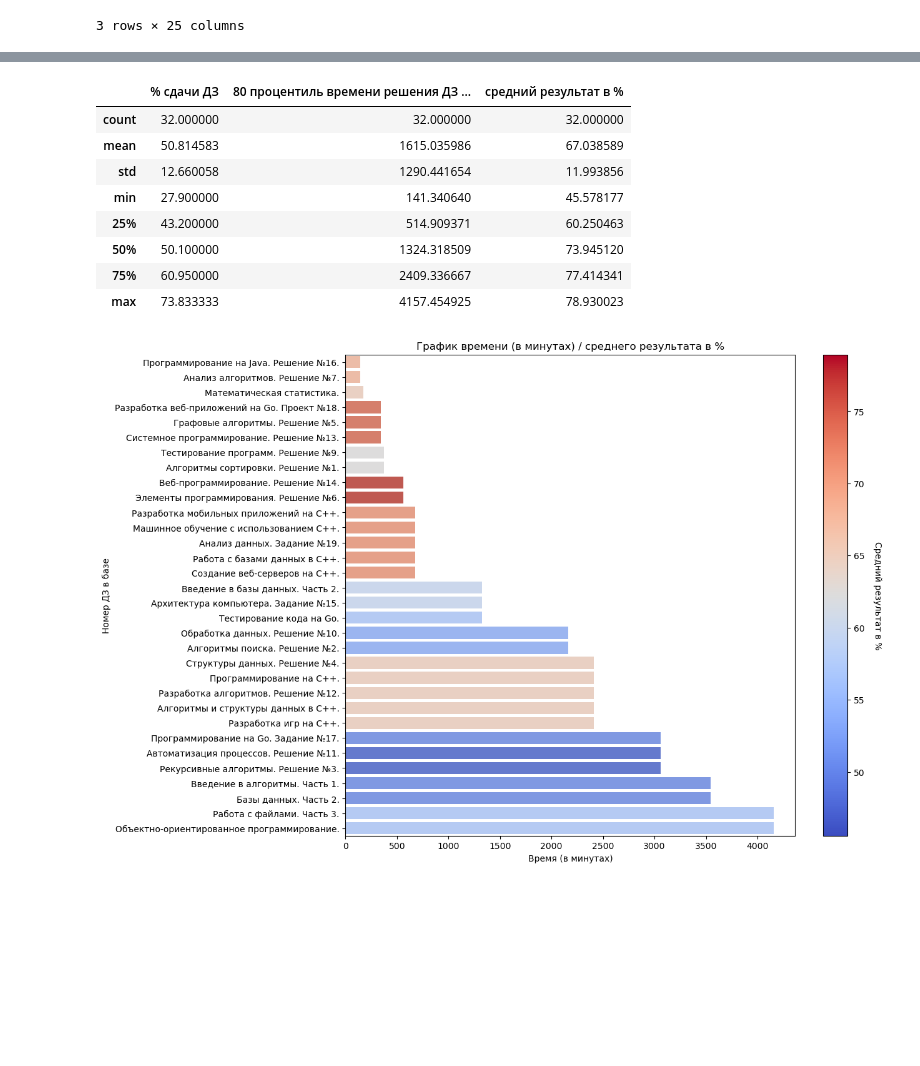
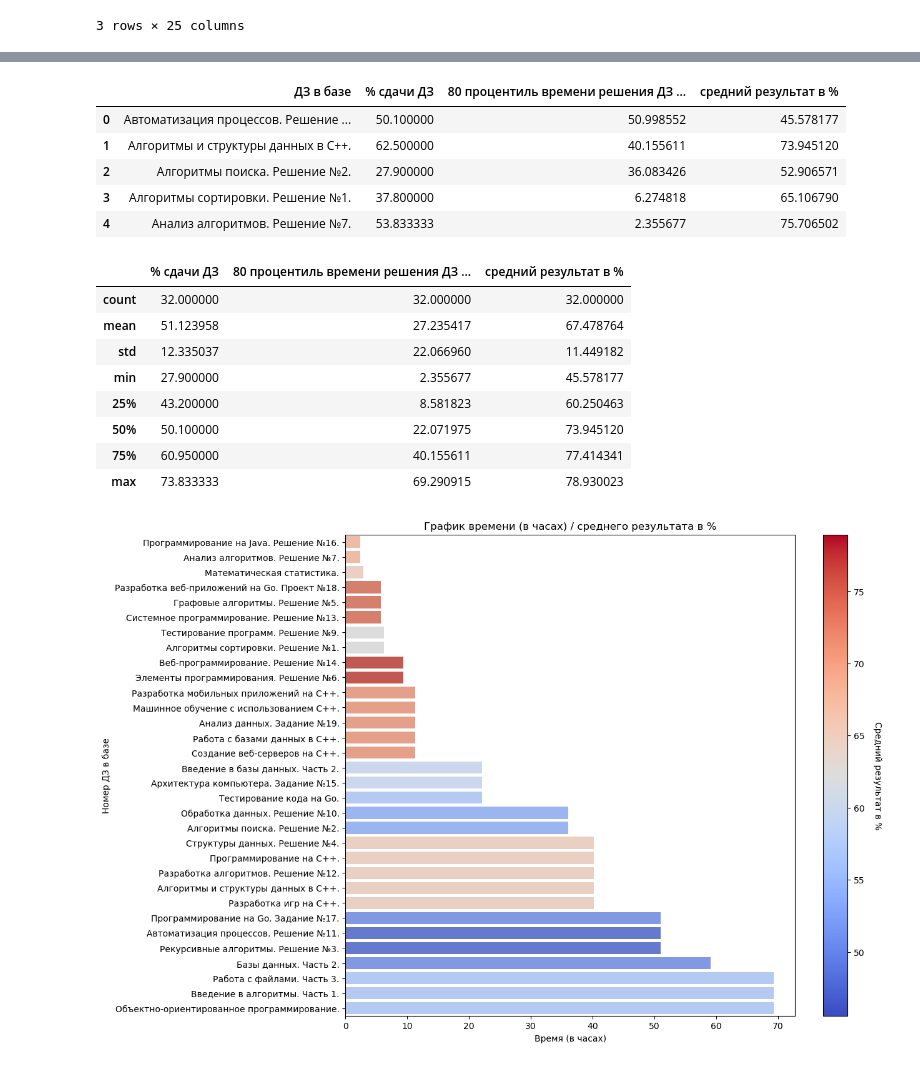
Before and after one commit to serioio321/homework_analysis, a Jupyter notebook: homework_analysis.ipynb, the cells around one changed output, grey strips where cells are left out. Drawn from its saved outputs; the diff is of its cells as text; code cells hidden in the pictures; blank space fills up the shorter version.

```diff
--- a/homework_analysis.ipynb
+++ b/homework_analysis.ipynb
@@ -120,19 +63,44 @@ groupby_traсk.head(5)
-# %%
-groupby_traсk.describe()
-# %% [output]
-|  | % сдачи ДЗ | 80 процентиль времени решения ДЗ ... | средний результат в % |
-| count | 32.000000 | 32.000000 | 32.000000 |
-| mean | 50.814583 | 1615.035986 | 67.038589 |
-| std | 12.660058 | 1290.441654 | 11.993856 |
-| min | 27.900000 | 141.340640 | 45.578177 |
-| 25% | 43.200000 | 514.909371 | 60.250463 |
-| 50% | 50.100000 | 1324.318509 | 73.945120 |
-| 75% | 60.950000 | 2409.336667 | 77.414341 |
-| max | 73.833333 | 4157.454925 | 78.930023 |
+# %%
+# в датасет беру только нужные метрики, также использую 80 процентиль времени решения ДЗ,
+# чтобы избавится от сильных выбросов
+filtered_data = data.copy()[['ДЗ в базе', 'сдали ДЗ', '80 процентиль времени решения ДЗ в часах', '% сдачи ДЗ', 'средний результат в %']]
+
+# для группировки по 3 уровням сложности ДЗ эти уровни убираются из названий, чтобы они стали идентичными
+filtered_data['ДЗ в базе'] = filtered_data['ДЗ в базе'].str.replace(r'\s*(?:Легкое|Среднее|Тяжелое)\s*', '', regex=True)
+
+# чтобы более правильно взять статистику будут использоваться взвешенные средние
+weighted_avg = lambda x: np.average(x, weights=filtered_data.loc[x.index, '% сдачи ДЗ'])
+
+groupby_traсk = filtered_data.groupby('ДЗ в базе').agg({
+    '% сдачи ДЗ': 'mean',
+    '80 процентиль времени решения ДЗ в часах': weighted_avg,
+    'средний результат в %': weighted_avg
+}).reset_index()
+
+groupby_traсk.head(5)
+# %% [output]
+|  | ДЗ в базе | % сдачи ДЗ | 80 процентиль времени решения ДЗ ... | средний результат в % |
+| 0 | Автоматизация процессов. Решение ... | 50.100000 | 50.998552 | 45.578177 |
+| 1 | Алгоритмы и структуры данных в C++. | 62.500000 | 40.155611 | 73.945120 |
+| 2 | Алгоритмы поиска. Решение №2. | 27.900000 | 36.083426 | 52.906571 |
+| 3 | Алгоритмы сортировки. Решение №1. | 37.800000 | 6.274818 | 65.106790 |
+| 4 | Анализ алгоритмов. Решение №7. | 53.833333 | 2.355677 | 75.706502 |
+# %%
+groupby_traсk.describe()
+# %% [output]
+|  | % сдачи ДЗ | 80 процентиль времени решения ДЗ ... | средний результат в % |
+| count | 32.000000 | 32.000000 | 32.000000 |
+| mean | 51.123958 | 27.235417 | 67.478764 |
+| std | 12.335037 | 22.066960 | 11.449182 |
+| min | 27.900000 | 2.355677 | 45.578177 |
+| 25% | 43.200000 | 8.581823 | 60.250463 |
+| 50% | 50.100000 | 22.071975 | 73.945120 |
+| 75% | 60.950000 | 40.155611 | 77.414341 |
+| max | 73.833333 | 69.290915 | 78.930023 |
 # %%
 groupby_traсk_copy = groupby_traсk.copy()
 # сортировка по времени, чтобы график выглядел приятно
-groupby_traсk_copy = groupby_traсk_copy.sort_values(by='80 процентиль времени решения ДЗ в минутах')
+groupby_traсk_copy = groupby_traсk_copy.sort_values(by='80 процентиль времени решения ДЗ в часах')
 
 plt.figure(figsize=(18, 10))
 plt.subplots_adjust(left=0.4)
@@ -142,10 +110,10 @@ norm = plt.Normalize(groupby_traсk_copy['средний результат в %
 sm = plt.cm.ScalarMappable(cmap='coolwarm', norm=norm)
 
 # цвет кажодой линии зависит от среднего результата
-ax = sns.barplot(x='80 процентиль времени решения ДЗ в минутах', y='ДЗ в базе', data=groupby_traсk_copy, palette='coolwarm', hue='средний результат в %', dodge=False)
+ax = sns.barplot(x='80 процентиль времени решения ДЗ в часах', y='ДЗ в базе', data=groupby_traсk_copy, palette='coolwarm', hue='средний результат в %', dodge=False)
 
-plt.title('График времени (в минутах) / среднего результата в %')
-plt.xlabel('Время (в минутах)')
+plt.title('График времени (в часах) / среднего результата в %')
+plt.xlabel('Время (в часах)')
 plt.ylabel('Номер ДЗ в базе')
 ax.legend().set_visible(False)
 
@@ -157,4 +125,4 @@ cbar.set_label('Средний результат в %', rotation=270, labelpad=
 
 plt.show()
 # %% [output]
-[figure, old version]
+[figure, new version]
```
Also changed, not shown: parts of 12 cells of this notebook.
